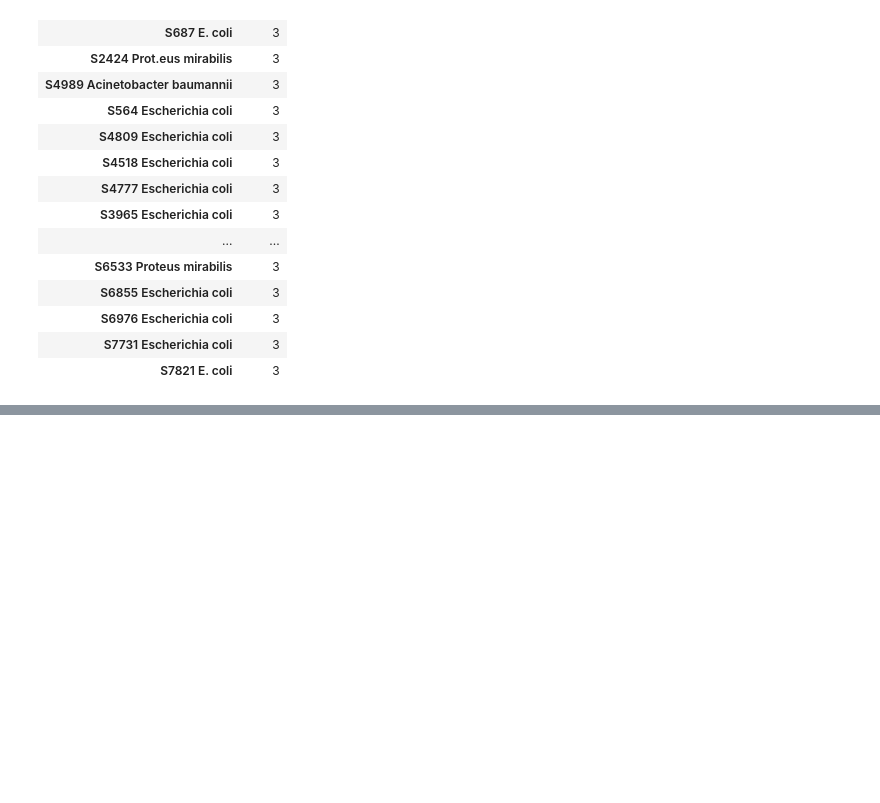
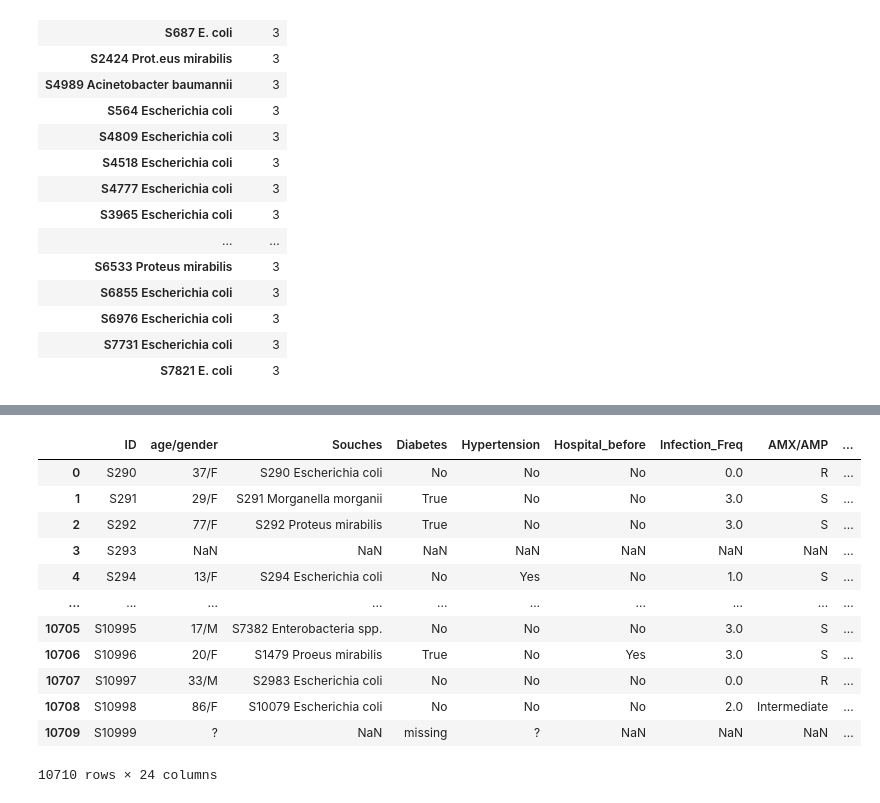
Before and after one commit to smaje99/diploma-in-data-analytics-in-business-management-unir, a Jupyter notebook: mbr-susceptibility-eda/mbr-susceptibility-eda.ipynb, the cells around one changed output, grey strips where cells are left out. Saved outputs shown, nothing was run; the diff lists cells and outputs as text; code cells hidden in the pictures; blank space fills up the shorter version.

```diff
--- a/mbr-susceptibility-eda/mbr-susceptibility-eda.ipynb
+++ b/mbr-susceptibility-eda/mbr-susceptibility-eda.ipynb
@@ -60,7 +60,7 @@ df
 
 ID_COL = "ID"
 
-PII_COLS = ["Name", "Email", "Address"]  # se eliminarán más adelante
+PII_COLS = ["Name", "Email", "Address", "Notes"]  # se eliminarán más adelante
 
 DEMOGRAPHIC_COLS = ["age/gender", "Souches"]
 
@@ -84,7 +84,7 @@ ANTIBIOTIC_COLS = [
     "colistine",
 ]
 
-META_COLS = ["Collection_Date", "Notes"]
+META_COLS = ["Collection_Date"]
 
 ALL_EXPECTED_COLS = (
     [ID_COL]
@@ -449,0 +547,10 @@ species_sample
+# %%
+# %%
+# Creamos una copia de trabajo para la limpieza
+df_clean = df.copy()
+
+# Crear la nueva columna State a partir de Address
+df_clean["State"] = df_clean["Address"].apply(extract_state_from_address)
+
+# Vista rápida de Address vs State para verificar
+df_clean[["Address", "State"]].head(15)
@@ -449,0 +617,18 @@ species_sample
+# %%
+# %%
+# Rellenar NA en State con la categoría 'no georeferenciado'
+df_clean["State"] = df_clean["State"].fillna("no georeferenciado")
+
+# Verificar que ya no haya NA en State
+n_rows = len(df_clean)
+n_missing_state = df_clean["State"].isna().sum()
+pct_missing_state = n_missing_state / n_rows * 100
+
+print(f"Filas totales: {n_rows}")
+print(
+    f"Filas con State NA después del relleno: {n_missing_state} ({pct_missing_state:.2f}%)"
+)
+
+df_clean["State"].value_counts(dropna=False).head(20).to_frame("count").assign(
+    pct=lambda s: (s["count"] / n_rows * 100).round(2)
+)
@@ -449,0 +656,20 @@ species_sample
+# %%
+# %%
+# Eliminar Address, Name y Email después de extraer State (PII que no usaremos)
+df_clean = df_clean.drop(columns=PII_COLS)
+
+df_clean
+# %% [output]
+|  | ID | age/gender | Souches | Diabetes | Hypertension | Hospital_before | Infection_Freq | AMX/AMP | ... |
+| 0 | S290 | 37/F | S290 Escherichia coli | No | No | No | 0.0 | R | ... |
+| 1 | S291 | 29/F | S291 Morganella morganii | True | No | No | 3.0 | S | ... |
+| 2 | S292 | 77/F | S292 Proteus mirabilis | True | No | No | 3.0 | S | ... |
+| 3 | S293 | NaN | NaN | NaN | NaN | NaN | NaN | NaN | ... |
+| 4 | S294 | 13/F | S294 Escherichia coli | No | Yes | No | 1.0 | S | ... |
+| ... | ... | ... | ... | ... | ... | ... | ... | ... | ... |
+| 10705 | S10995 | 17/M | S7382 Enterobacteria spp. | No | No | No | 3.0 | S | ... |
+| 10706 | S10996 | 20/F | S1479 Proeus mirabilis | True | No | Yes | 3.0 | S | ... |
+| 10707 | S10997 | 33/M | S2983 Escherichia coli | No | No | No | 0.0 | R | ... |
+| 10708 | S10998 | 86/F | S10079 Escherichia coli | No | No | No | 2.0 | Intermediate | ... |
+| 10709 | S10999 | ? | NaN | missing | ? | NaN | NaN | NaN | ... |
+10710 rows × 24 columns
```
Also changed, not shown: parts of 24 cells of this notebook.
